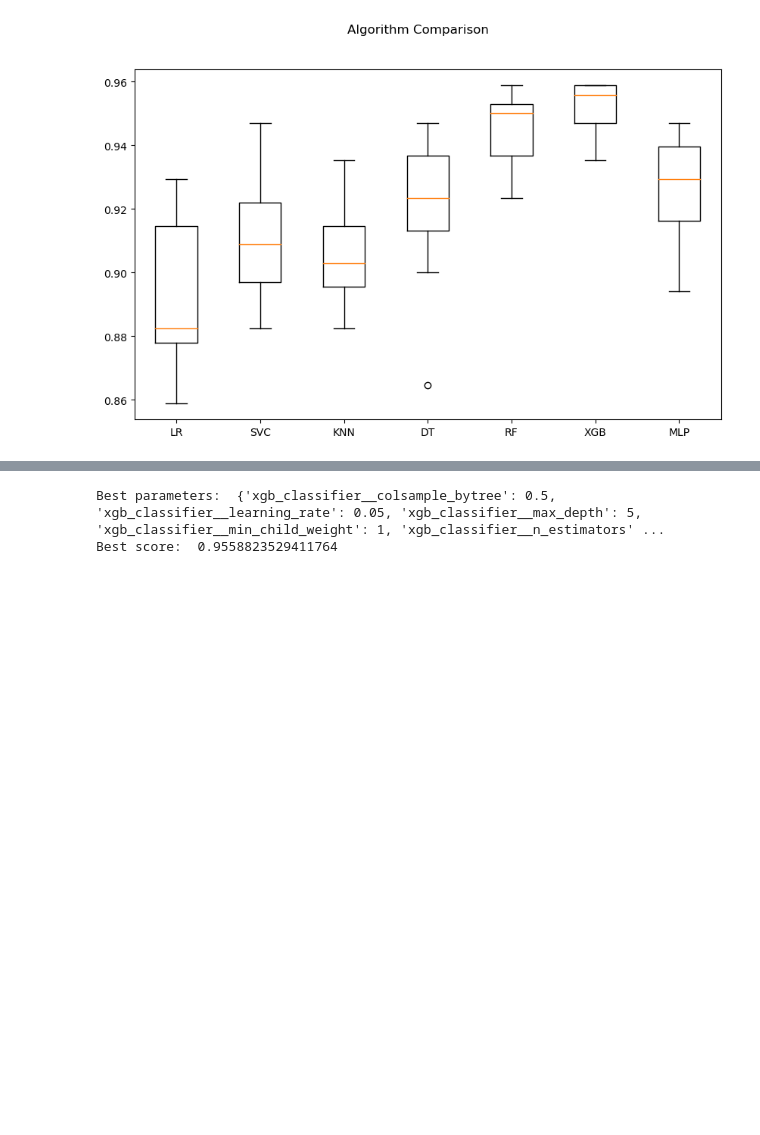
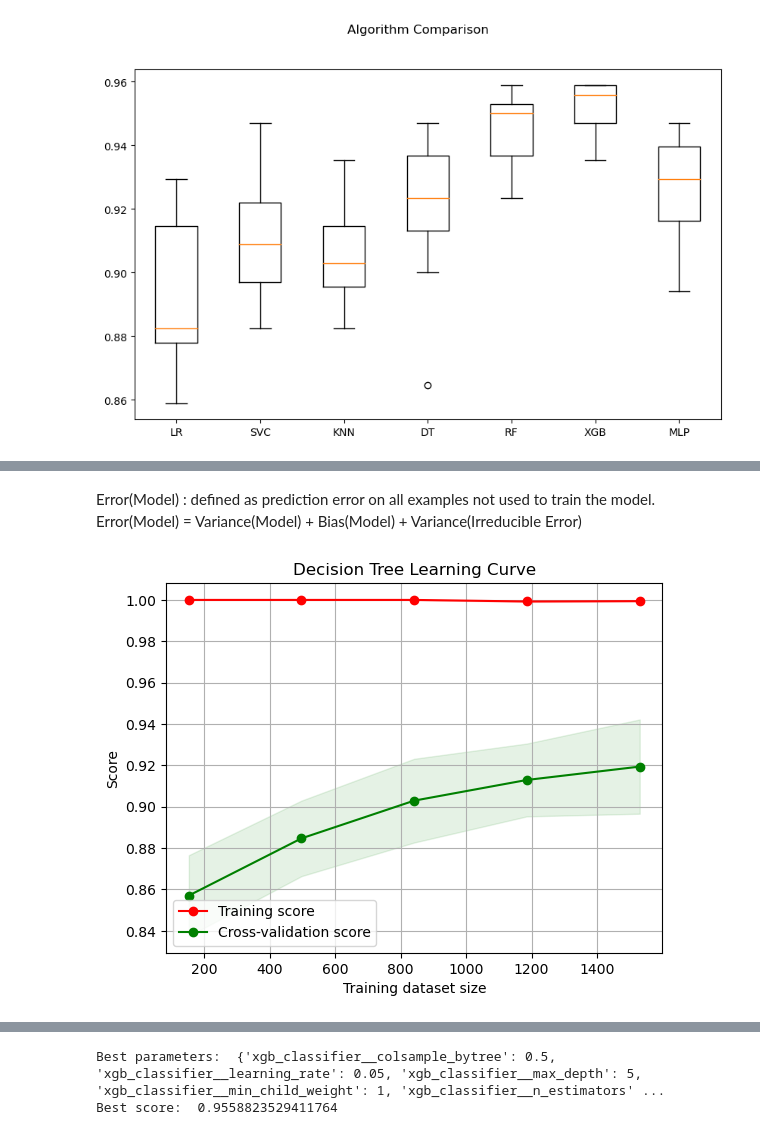
Before and after one commit to AndreCatarino/Fetal-Health-Classification, a Jupyter notebook: kdd_process/src/03_data_mining.ipynb, the cells around one changed output, grey strips where cells are left out. Saved outputs shown, nothing was run; the diff lists cells and outputs as text; code cells hidden in the pictures; blank space fills up the shorter version.

Commit message:
bias-variance trade-off analysis

```diff
--- a/kdd_process/src/03_data_mining.ipynb
+++ b/kdd_process/src/03_data_mining.ipynb
@@ -84,0 +101,9 @@ utils.algorithm_comparison(cv_results_accuracy, pipe_dict)
+# %% [markdown]
+Error(Model) : defined as prediction error on all examples not used to train the model.
+Error(Model) = Variance(Model) + Bias(Model) + Variance(Irreducible Error)
+# %%
+# Decision Tree Learning Curve
+dt_lrcurve = utils.plot_learning_curve(pipelines[3], "Decision Tree Learning Curve", X_train, y_train, cv=10)
+dt_lrcurve.show()
+# %% [output]
+[figure, added]
```
Also changed, not shown: parts of 11 cells of this notebook, 6 other files.
